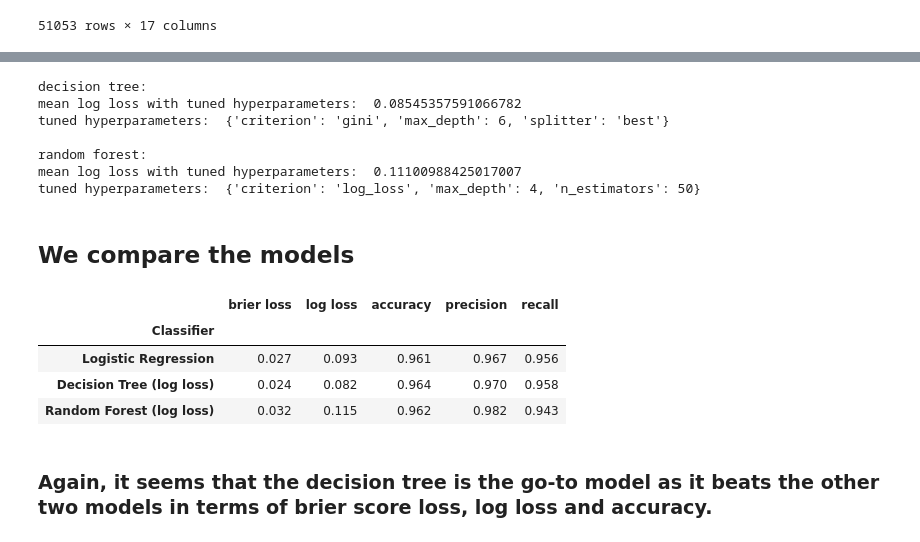
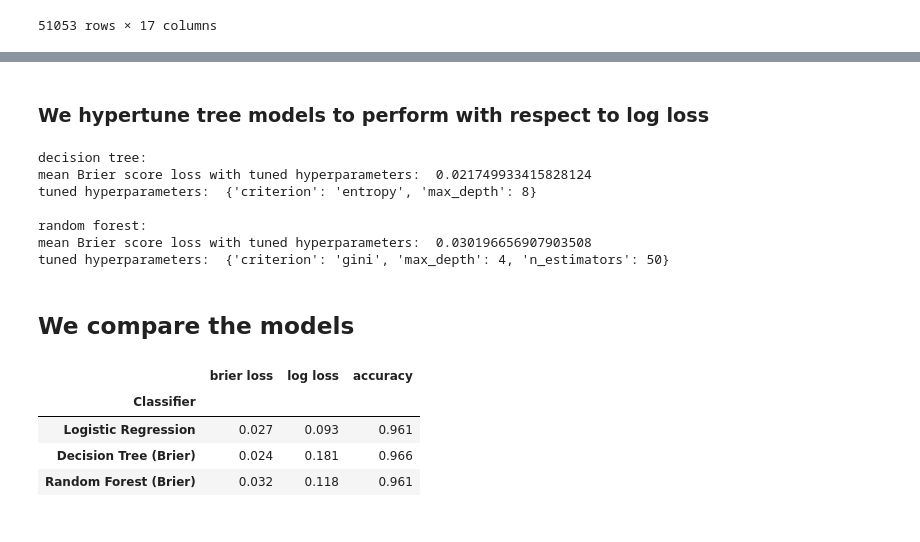
Before and after one commit to wlamnorman/League_of_legends_prediction, a Jupyter notebook: league_of_legends_pred.ipynb, the cells around one changed output, grey strips where cells are left out. Drawn from its saved outputs; the diff is of its cells as text; code cells hidden in the pictures.

```diff
--- a/league_of_legends_pred.ipynb
+++ b/league_of_legends_pred.ipynb
@@ -111,12 +107,11 @@ OBS! There may exist major issues with this model - multicollinearity, residuals
 print('\ndecision tree: ')
 dt_criterion=['log_loss','gini', 'entropy']
 dt_max_depth=range(5,9,1)
-dt_splitter=['best', 'random']
+
 dt=DecisionTreeClassifier()
 dt_grid=GridSearchCV(estimator=dt,cv=10,
                                 param_grid=dict(criterion=dt_criterion
-                                                ,max_depth=dt_max_depth
-                                                ,splitter=dt_splitter))
+                                                ,max_depth=dt_max_depth))
 dt_grid.fit(X_train,y_train)
 print('mean accuracy with tuned hyperparameters: ', dt_grid.best_score_)
 print('tuned hyperparameters: ', dt_grid.best_params_)
@@ -147,7 +143,7 @@ tuned hyperparameters:  {'criterion': 'log_loss', 'max_depth': 3, 'n_estimators'
 # %%
 # initiate chosen classifiers
 lr = LogisticRegression(fit_intercept=False)
-dt = DecisionTreeClassifier(criterion='gini',max_depth=8, splitter='best')
+dt = DecisionTreeClassifier(criterion='gini',max_depth=8)
 rf = RandomForestClassifier(n_estimators = 50, max_depth=3, criterion='gini')
 
 classifier_list = [
@@ -163,13 +159,23 @@ X_train_2, X_validation, y_train_2, y_validation = train_test_split(X_train, y_t
 scores = defaultdict(list)
 for i, (clf, name) in enumerate(classifier_list):
     clf.fit(X_train_2, y_train_2)
-    y_prob = clf.predict_proba(X_validation)
+    #y_prob = clf.predict_proba(X_validation)
     y_pred = clf.predict(X_validation)
     scores["Classifier"].append(name)
 
-    for metric in [accuracy_score, precision_score, recall_score]:
+    for metric in [accuracy_score, matthews_corrcoef]:
         score_name = metric.__name__.replace("_", " ").replace("score", "")
         scores[score_name].append(metric(y_validation, y_pred))
+
+    tn, fp, fn, tp = confusion_matrix(y_validation, y_pred).ravel()
+    false_negative_rate = fn / (tn + fn)
+    false_positive_rate = fp / (tp + fp)
+    true_negative_rate = tn / (tn + fn)
+    true_positive_rate = tp / (tp + fp)
+    scores['false_negative_rate'].append(false_negative_rate)
+    scores['false_positive_rate'].append(false_positive_rate)
+    scores['true_negative_rate'].append(true_negative_rate)
+    scores['true_positive_rate '].append(true_positive_rate )
 
     score_df = pd.DataFrame(scores).set_index("Classifier")
 
@@ -326,16 +338,16 @@ Depending on what we want to use the model for we may use either log-loss or Bri
+# %% [markdown]
+### We hypertune tree models to perform with respect to log loss
 # %%
 # decision tree
 print('\ndecision tree: ')
 dt=DecisionTreeClassifier()
 dt_criterion=['log_loss','gini', 'entropy']
 dt_max_depth=range(5,9,1)
-dt_splitter=['best', 'random']
-dt_grid=GridSearchCV(estimator=dt,cv=10, scoring='neg_log_loss', # maximize negative score <=> minimize score
+dt_grid=GridSearchCV(estimator=dt,cv=10, scoring='neg_brier_score', # maximize negative score <=> minimize score
                                 param_grid=dict(criterion=dt_criterion
-                                                ,max_depth=dt_max_depth
-                                                ,splitter=dt_splitter))
+                                                ,max_depth=dt_max_depth))
 dt_grid.fit(X_train,y_train)
-print('mean log loss with tuned hyperparameters: ', -dt_grid.best_score_) # -score as we sklearn maximizes the negative loss
+print('mean Brier score loss with tuned hyperparameters: ', -dt_grid.best_score_) # -score as we sklearn maximizes the negative loss
 print('tuned hyperparameters: ', dt_grid.best_params_)
 
 
@@ -343,64 +355,62 @@ print('tuned hyperparameters: ', dt_grid.best_params_)
 print('\nrandom forest: ')
 rf=RandomForestClassifier()
 rf_max_depth=range(1,5,1)
-rf_grid=GridSearchCV(estimator=rf,cv=10, scoring='neg_log_loss', # maximize negative score <=> minimize score
+rf_grid=GridSearchCV(estimator=rf,cv=10, scoring='neg_brier_score', # maximize negative score <=> minimize score
                       param_grid=dict(n_estimators=[50] # to avoid longer runtimes
                                      , criterion=rf_criterion
                                      ,max_depth=rf_max_depth))
 
 rf_grid.fit(X_train,y_train)
-print('mean log loss with tuned hyperparameters: ', -rf_grid.best_score_) # -score as we sklearn maximizes the negative loss
+print('mean Brier score loss with tuned hyperparameters: ', -rf_grid.best_score_) # -score as we sklearn maximizes the negative loss
 print('tuned hyperparameters: ', rf_grid.best_params_)
 # %% [output]
 decision tree:
-mean log loss with tuned hyperparameters:  0.08545357591066782
-tuned hyperparameters:  {'criterion': 'gini', 'max_depth': 6, 'splitter': 'best'}
+mean Brier score loss with tuned hyperparameters:  0.021749933415828124
+tuned hyperparameters:  {'criterion': 'entropy', 'max_depth': 8}
 
 random forest:
-mean log loss with tuned hyperparameters:  0.11100988425017007
-tuned hyperparameters:  {'criterion': 'log_loss', 'max_depth': 4, 'n_estimators': 50}
+mean Brier score loss with tuned hyperparameters:  0.030196656907903508
+tuned hyperparameters:  {'criterion': 'gini', 'max_depth': 4, 'n_estimators': 50}
-# %% [markdown]
-## We compare the models
+# %% [markdown]
+## We compare the models
 # %%
 # initiate chosen classifiers
 log_reg = LogisticRegression(fit_intercept=False)
-dt = DecisionTreeClassifier(criterion='gini',max_depth=6, splitter='best')
-rf = RandomForestClassifier(n_estimators = 50, max_depth=4, criterion='log_loss')
-#dt_acc = DecisionTreeClassifier(criterion='gini',max_depth=8, splitter='best')
+dt = DecisionTreeClassifier(criterion='entropy',max_depth=8)
+rf = RandomForestClassifier(n_estimators = 50, max_depth=4, criterion='gini')
+#dt_acc = DecisionTreeClassifier(criterion='gini',max_depth=8)
 #rf_acc = RandomForestClassifier(max_depth=3, criterion='gini')
 
 classifier_list = [
     (log_reg, "Logistic Regression ")
-    ,(dt, "Decision Tree (log loss)")
+    ,(dt, "Decision Tree (Brier)")
    # ,(dt_acc, "Decision Tree (accuracy)")
-    ,(rf, "Random Forest (log loss)")
+    ,(rf, "Random Forest (Brier)")
    # ,(rf_acc, "Random Forest (acc)")
     ]
 
 # get metrics for chosen classifiers
 scores = defaultdict(list)
 for i, (clf, name) in enumerate(classifier_list):
     clf.fit(X_train_2, y_train_2)
     y_prob = clf.predict_proba(X_validation)
     y_pred = clf.predict(X_validation)
     scores["Classifier"].append(name)
 
     for metric in [brier_score_loss, log_loss]:
         score_name = metric.__name__.replace("_", " ").replace("score", "")
         scores[score_name].append(metric(y_validation, y_prob[:, 1]))
 
-    for metric in [accuracy_score, precision_score, recall_score]:
+    for metric in [accuracy_score]:
         score_name = metric.__name__.replace("_", " ").replace("score", "")
         scores[score_name].append(metric(y_validation, y_pred))
 
     score_df = pd.DataFrame(scores).set_index("Classifier")
 
 score_df.round(decimals=3)
 # %% [output]
-|  | brier loss | log loss | accuracy | precision | recall |
-| Classifier |  |  |  |  |  |
-| Logistic Regression | 0.027 | 0.093 | 0.961 | 0.967 | 0.956 |
-| Decision Tree (log loss) | 0.024 | 0.082 | 0.964 | 0.970 | 0.958 |
-| Random Forest (log loss) | 0.032 | 0.115 | 0.962 | 0.982 | 0.943 |
+|  | brier loss | log loss | accuracy |
+| Classifier |  |  |  |
+| Logistic Regression | 0.027 | 0.093 | 0.961 |
+| Decision Tree (Brier) | 0.024 | 0.181 | 0.966 |
+| Random Forest (Brier) | 0.032 | 0.118 | 0.961 |
-# %% [markdown]
-### Again, it seems that the decision tree is the go-to model as it beats the other two models in terms of brier score loss, log loss and accuracy.
```
Also changed, not shown: parts of 44 cells of this notebook.
